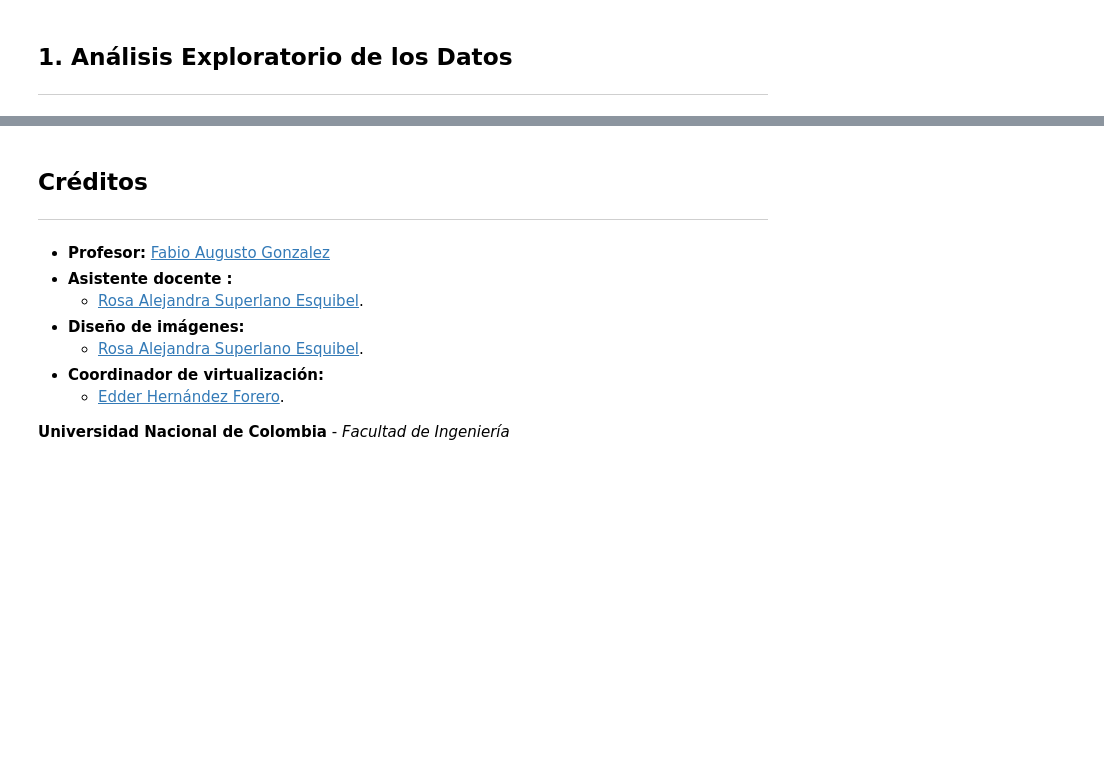
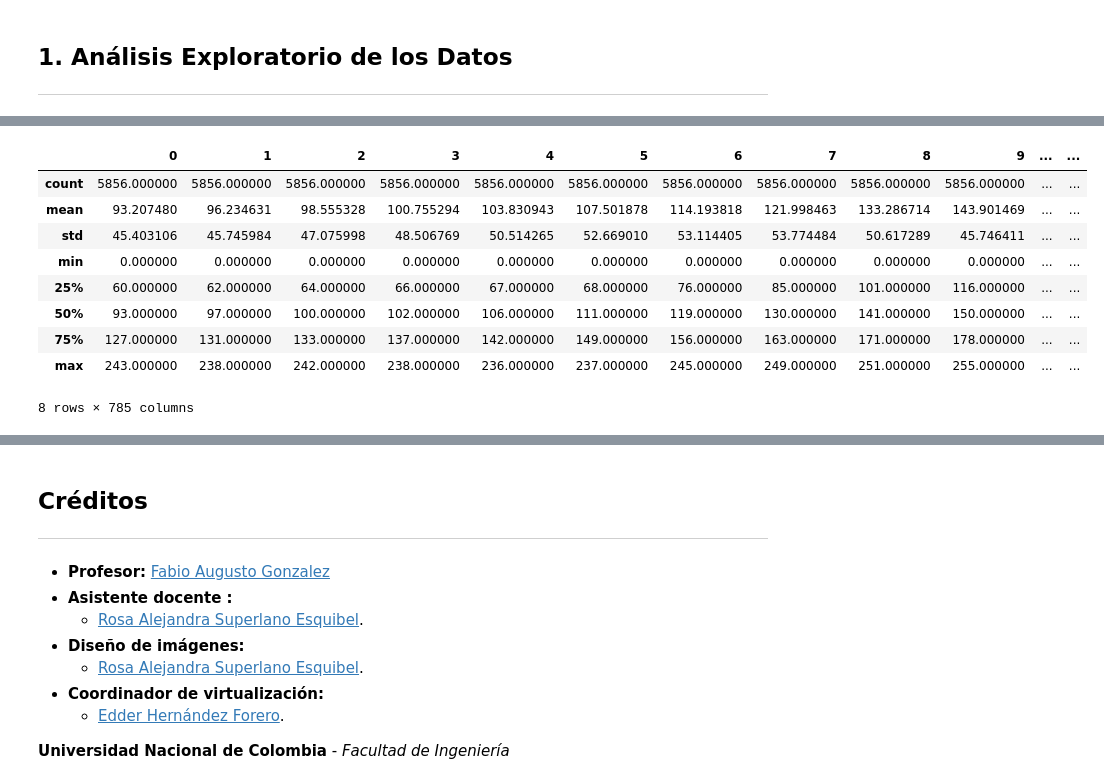
Before and after one commit to MLDS-UN-ProjectTeam/MLDS2, a Jupyter notebook: Entrega2.ipynb, the cells around one changed output, grey strips where cells are left out. Drawn from its saved outputs; the diff is of its cells as text; code cells hidden in the pictures; blank space fills up the shorter version.

```diff
--- a/Entrega2.ipynb
+++ b/Entrega2.ipynb
@@ -47,3 +138,17 @@
+# %%
+data = pd.concat((train_imgs, val_imgs, test_imgs), axis= 0)
+data.describe()
+# %% [output]
+|  | 0 | 1 | 2 | 3 | 4 | 5 | 6 | 7 | 8 | 9 | ... | ... |
+| count | 5856.000000 | 5856.000000 | 5856.000000 | 5856.000000 | 5856.000000 | 5856.000000 | 5856.000000 | 5856.000000 | 5856.000000 | 5856.000000 | ... | ... |
+| mean | 93.207480 | 96.234631 | 98.555328 | 100.755294 | 103.830943 | 107.501878 | 114.193818 | 121.998463 | 133.286714 | 143.901469 | ... | ... |
+| std | 45.403106 | 45.745984 | 47.075998 | 48.506769 | 50.514265 | 52.669010 | 53.114405 | 53.774484 | 50.617289 | 45.746411 | ... | ... |
+| min | 0.000000 | 0.000000 | 0.000000 | 0.000000 | 0.000000 | 0.000000 | 0.000000 | 0.000000 | 0.000000 | 0.000000 | ... | ... |
+| 25% | 60.000000 | 62.000000 | 64.000000 | 66.000000 | 67.000000 | 68.000000 | 76.000000 | 85.000000 | 101.000000 | 116.000000 | ... | ... |
+| 50% | 93.000000 | 97.000000 | 100.000000 | 102.000000 | 106.000000 | 111.000000 | 119.000000 | 130.000000 | 141.000000 | 150.000000 | ... | ... |
+| 75% | 127.000000 | 131.000000 | 133.000000 | 137.000000 | 142.000000 | 149.000000 | 156.000000 | 163.000000 | 171.000000 | 178.000000 | ... | ... |
+| max | 243.000000 | 238.000000 | 242.000000 | 238.000000 | 236.000000 | 237.000000 | 245.000000 | 249.000000 | 251.000000 | 255.000000 | ... | ... |
+8 rows × 785 columns
 # %% [markdown]
 ### **1.3. Tipos de variables**
 ---
```
Also changed, not shown: parts of 18 cells of this notebook, 1 other file.
